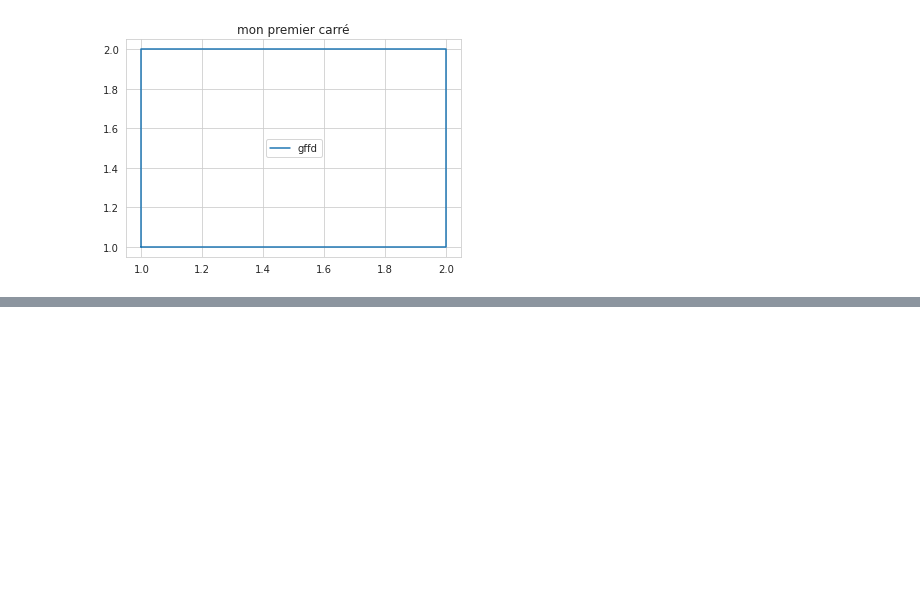
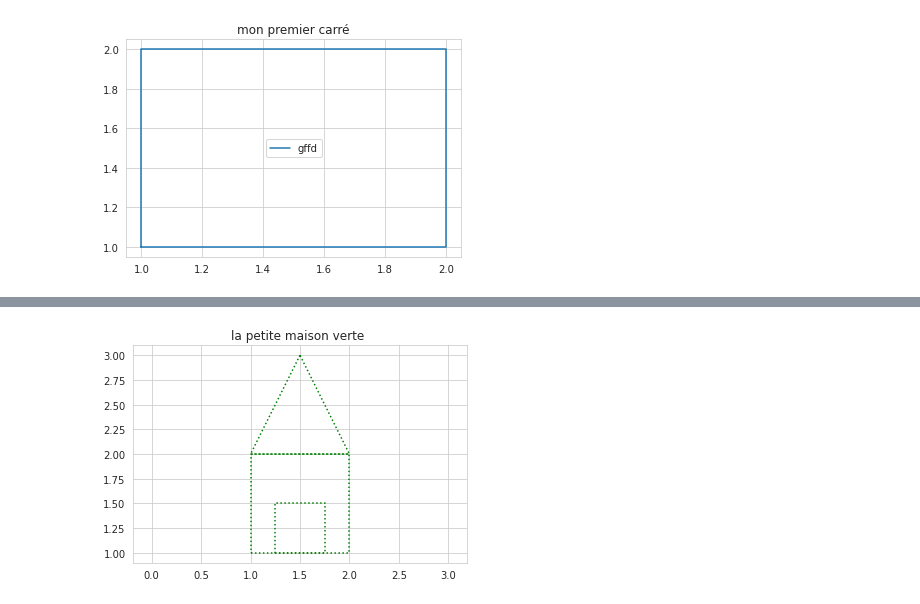
Before and after one commit to balladembelemoussa/codesandbox-template-nuxt, a Jupyter notebook: Untitled.ipynb, the cells around one changed output, grey strips where cells are left out. Cells and saved outputs as stored; diff of their text form; code cells hidden in the pictures; blank space fills up the shorter version.

```diff
--- a/Untitled.ipynb
+++ b/Untitled.ipynb
@@ -110,0 +143,14 @@ plt.close()
+# %%
+X = [1, 2, 2, 1, 1]
+Y = [1, 1, 2, 2, 1]
+A = [1.5, 1, 2, 1.5]
+B = [3, 2, 2, 3]
+C = [1.25, 1.75, 1.75, 1.25, 1.25]
+D = [1,1, 1.5, 1.5, 1]
+plt.plot(X, Y,':', A, B, ':', C, D, ':', color = 'green')
+plt.title('la petite maison verte ')
+plt.axis('equal')
+plt.show()
+plt.close()
+# %% [output]
+[figure, added]
```
Also changed, not shown: parts of 6 cells of this notebook.
